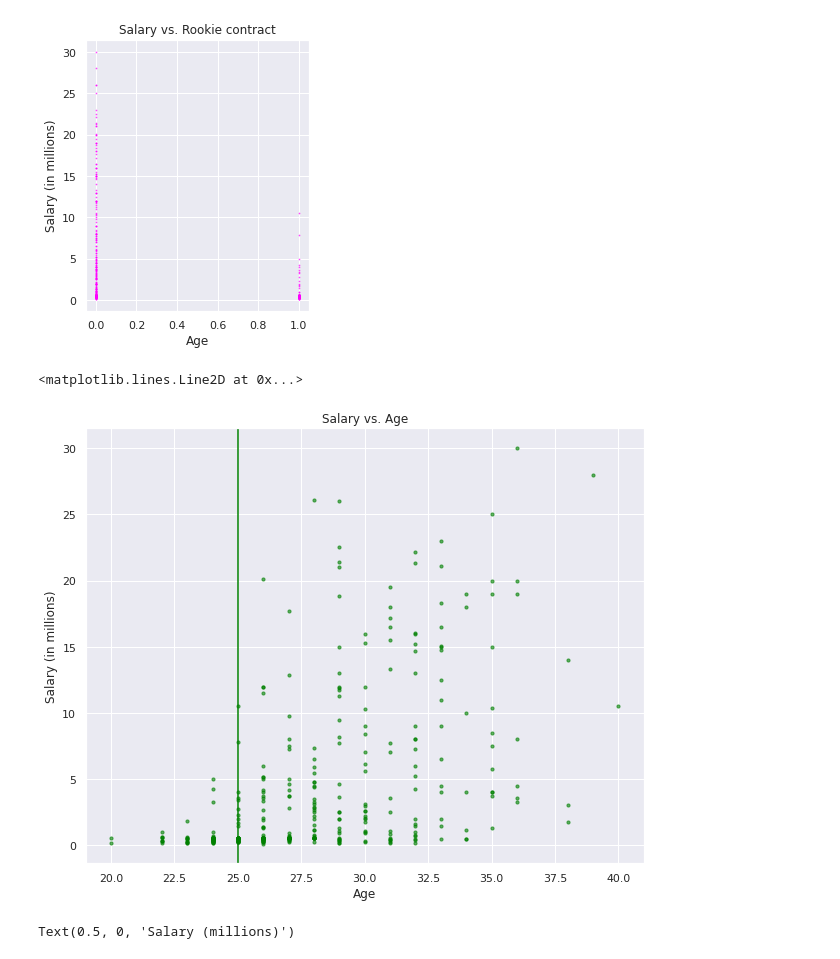
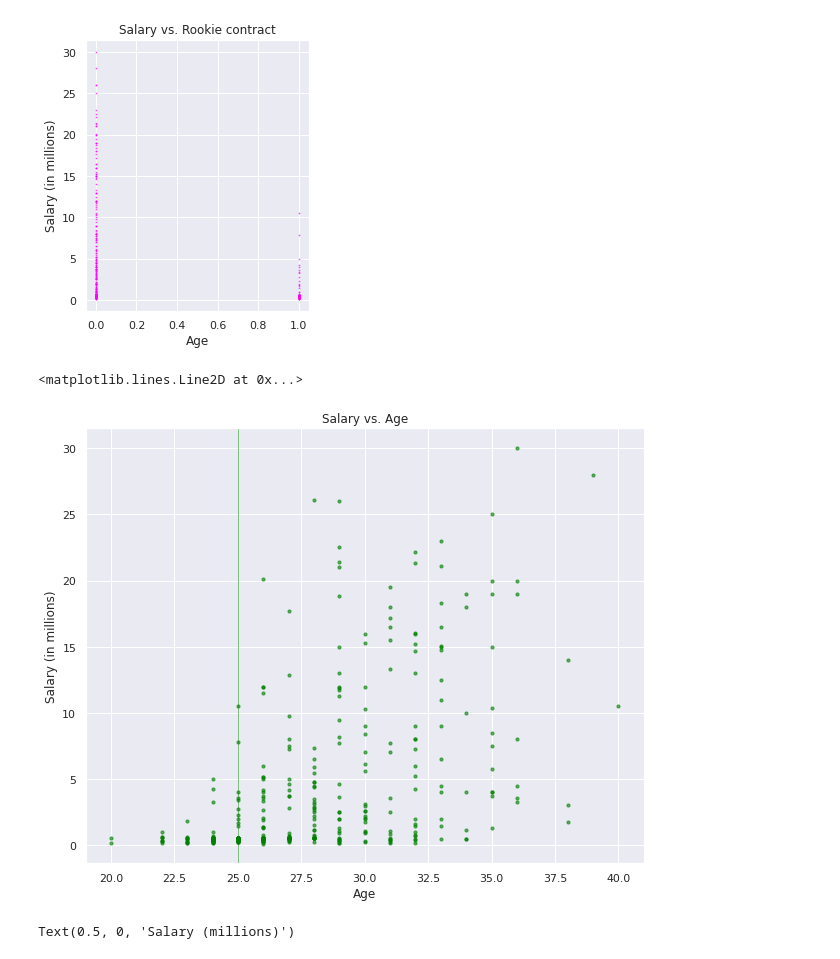
Before and after one commit to mnocerino23/MLB-Salary-Regressions, a Jupyter notebook: position_players.ipynb, the cells around one changed output. Saved outputs shown, nothing was run; the diff lists cells and outputs as text; code cells hidden in the pictures.

```diff
--- a/position_players.ipynb
+++ b/position_players.ipynb
@@ -36,16 +36,16 @@ Text(0.5, 1.0, 'Salary vs. Rookie contract')
 # %%
 #Plot of salary vs. age with line at dividing line for rookie contracts of age 25
 x= stats['age']
 y = stats['salary']
 plt_3 = plt.figure(figsize=(10,8))
 plt.scatter(x,y,s=10, alpha = 0.6, color = 'green')
 plt.xlabel('Age')
 plt.ylabel('Salary (in millions)')
 plt.title('Salary vs. Age')
-plt.axvline(x=25, color = 'green')
+plt.axvline(x=25, color = 'green', linewidth = 0.5)
 # %% [output]
 <matplotlib.lines.Line2D at 0x...>
-[figure, old version]
+[figure, new version]
 # %%
 import seaborn as sns
 #Visualize the distribution of MLB position player salaries using the violin plot. The quartiles are shown by the dotted lines. In the
```
Also changed, not shown: parts of 43 cells of this notebook.
